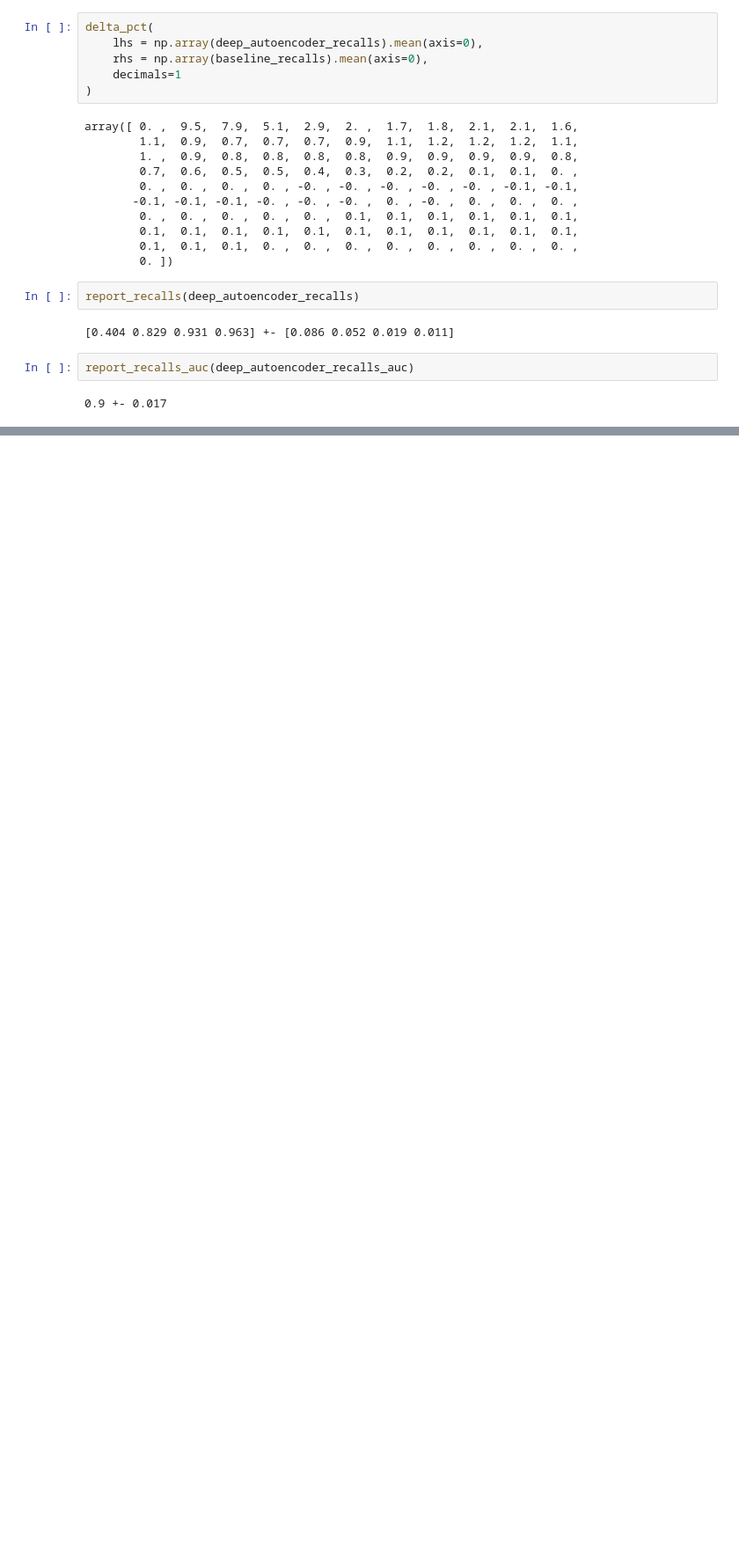
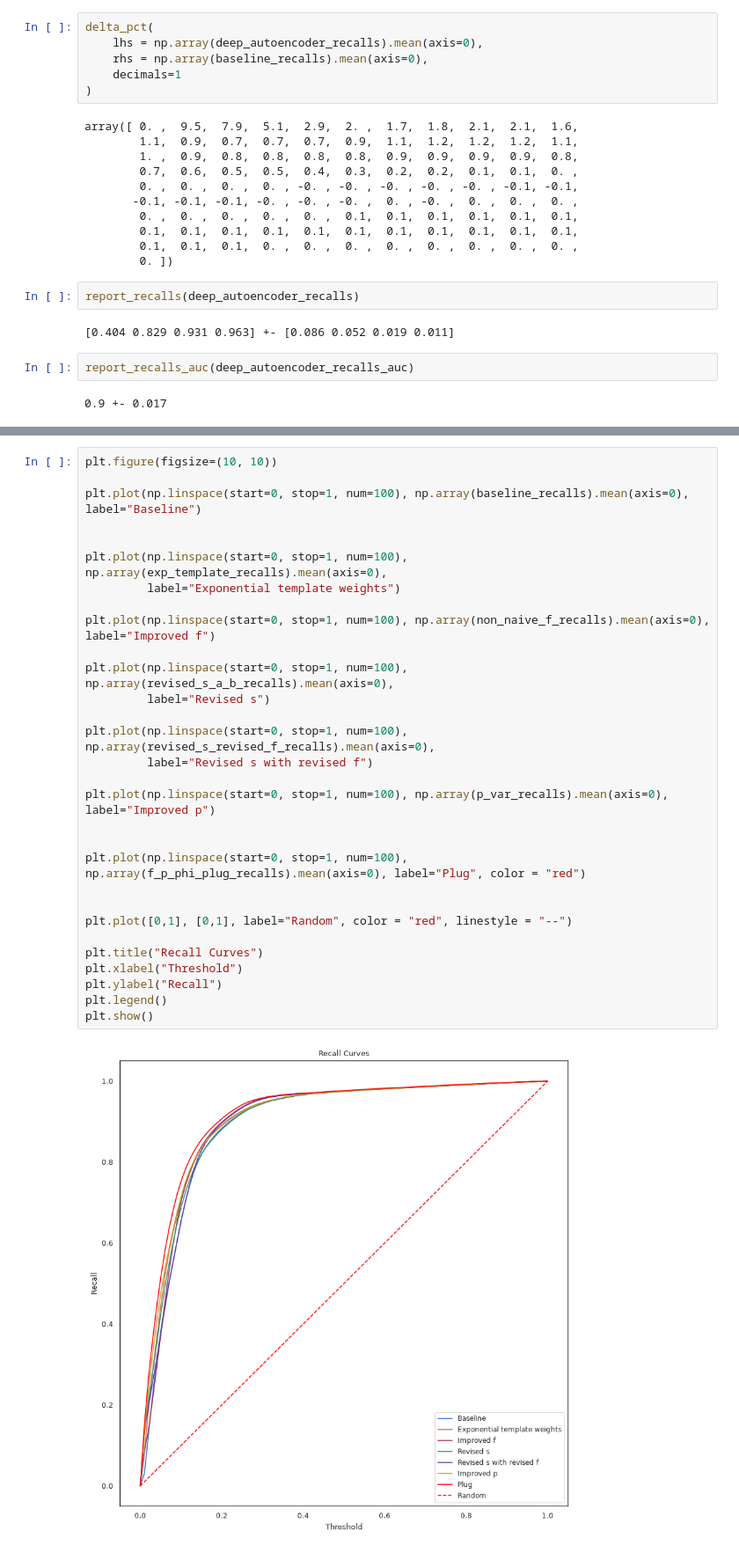
Before and after one commit to T-im4i-k/Active-Learning-for-Email-Interaction-Dynamics, a Jupyter notebook: src/email_outreach/notes/all.ipynb, the cells around one changed output, grey strips where cells are left out. Shown at 88% size. Cells and saved outputs as stored; diff of their text form; blank space fills up the shorter version.

```diff
--- a/src/email_outreach/notes/all.ipynb
+++ b/src/email_outreach/notes/all.ipynb
@@ -857,0 +885,32 @@ report_recalls_auc(deep_autoencoder_recalls_auc)
+# %%
+plt.figure(figsize=(10, 10))
+
+plt.plot(np.linspace(start=0, stop=1, num=100), np.array(baseline_recalls).mean(axis=0), label="Baseline")
+
+
+plt.plot(np.linspace(start=0, stop=1, num=100), np.array(exp_template_recalls).mean(axis=0),
+         label="Exponential template weights")
+
+plt.plot(np.linspace(start=0, stop=1, num=100), np.array(non_naive_f_recalls).mean(axis=0), label="Improved f")
+
+plt.plot(np.linspace(start=0, stop=1, num=100), np.array(revised_s_a_b_recalls).mean(axis=0),
+         label="Revised s")
+
+plt.plot(np.linspace(start=0, stop=1, num=100), np.array(revised_s_revised_f_recalls).mean(axis=0),
+         label="Revised s with revised f")
+
+plt.plot(np.linspace(start=0, stop=1, num=100), np.array(p_var_recalls).mean(axis=0), label="Improved p")
+
+
+plt.plot(np.linspace(start=0, stop=1, num=100), np.array(f_p_phi_plug_recalls).mean(axis=0), label="Plug", color = "red")
+
+
+plt.plot([0,1], [0,1], label="Random", color = "red", linestyle = "--")
+
+plt.title("Recall Curves")
+plt.xlabel("Threshold")
+plt.ylabel("Recall")
+plt.legend()
+plt.show()
+# %% [output]
+[figure, added]
```
Also changed, not shown: parts of 11 cells of this notebook, 3 other files.
